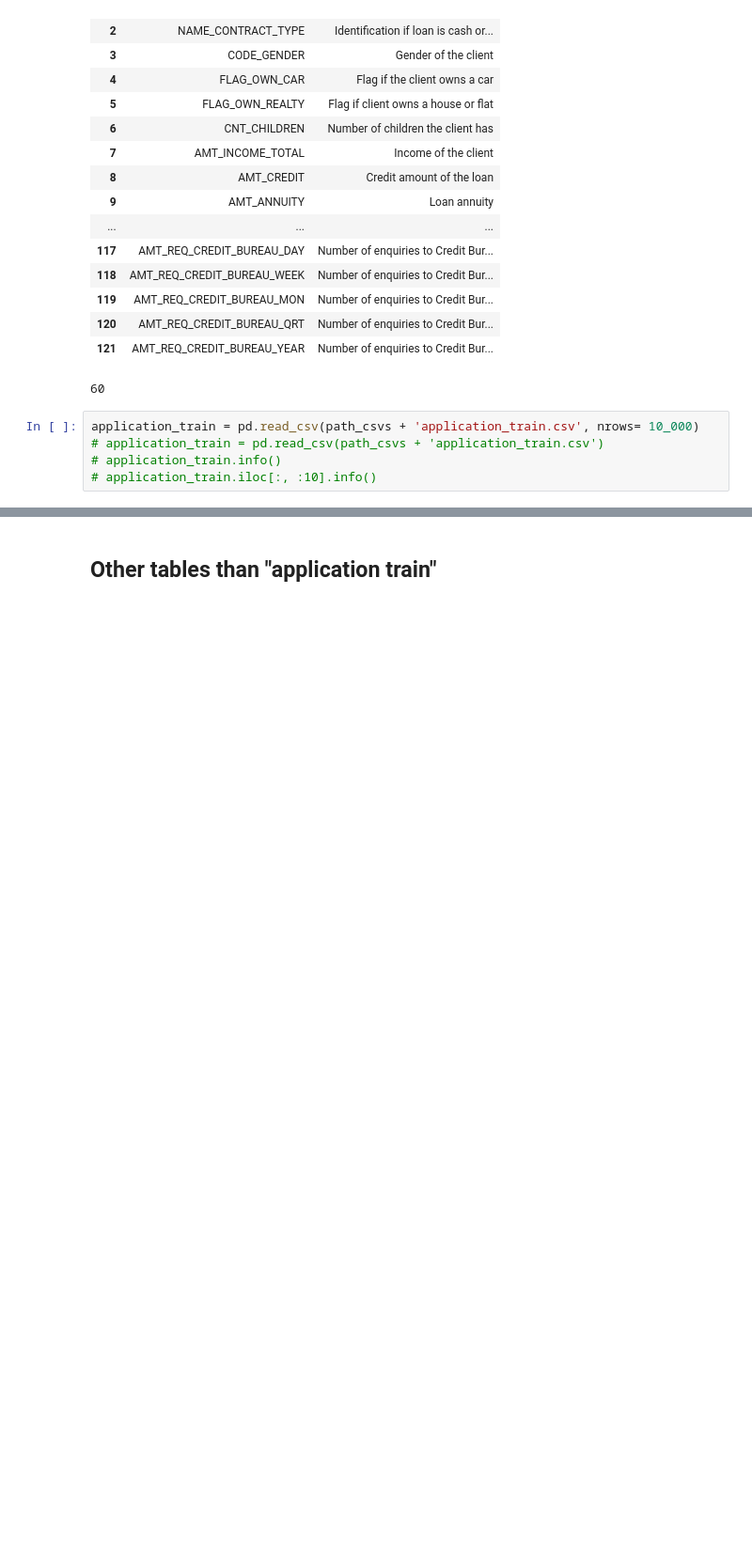
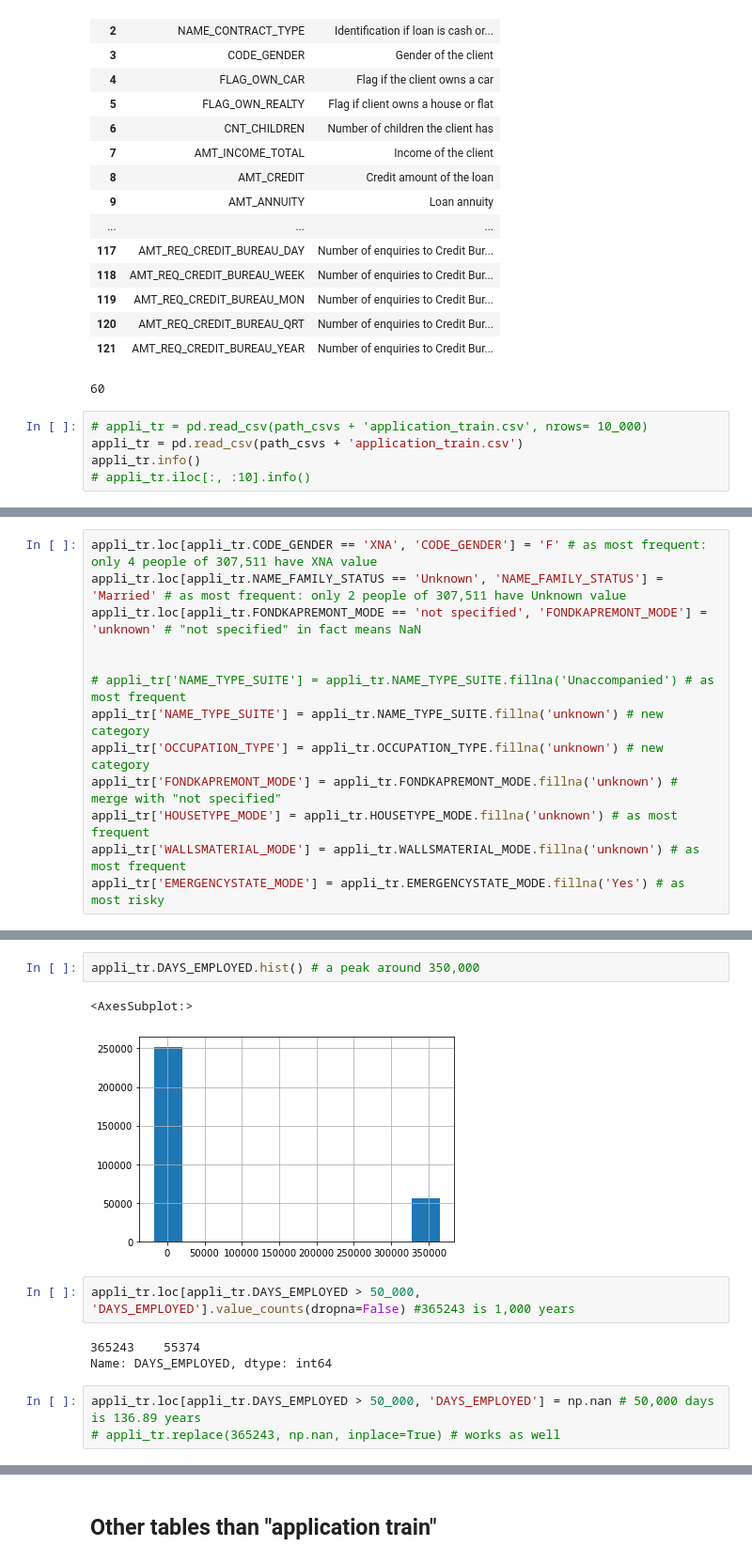
Before and after one commit to VeronikaBerezhnaia/OC_P7_credit_scoring, a Jupyter notebook: Implementez_modele_scoring.ipynb, the cells around one changed output, grey strips where cells are left out. Shown at 94% size. Saved outputs shown, nothing was run; the diff lists cells and outputs as text; blank space fills up the shorter version.

```diff
--- a/Implementez_modele_scoring.ipynb
+++ b/Implementez_modele_scoring.ipynb
@@ -231,7 +238,7 @@ pd.get_option('max_rows')
 | 121 | AMT_REQ_CREDIT_BUREAU_YEAR | Number of enquiries to Credit Bur... |
 60
 # %%
-application_train = pd.read_csv(path_csvs + 'application_train.csv', nrows= 10_000)
-# application_train = pd.read_csv(path_csvs + 'application_train.csv')
-# application_train.info()
-# application_train.iloc[:, :10].info()
+# appli_tr = pd.read_csv(path_csvs + 'application_train.csv', nrows= 10_000)
+appli_tr = pd.read_csv(path_csvs + 'application_train.csv')
+appli_tr.info()
+# appli_tr.iloc[:, :10].info()
@@ -863,0 +535,13 @@ display(((application_train.DAYS_EMPLOYED - application_train.DAYS_BIRTH - 5844)
+# %%
+appli_tr.loc[appli_tr.CODE_GENDER == 'XNA', 'CODE_GENDER'] = 'F' # as most frequent: only 4 people of 307,511 have XNA value
+appli_tr.loc[appli_tr.NAME_FAMILY_STATUS == 'Unknown', 'NAME_FAMILY_STATUS'] = 'Married' # as most frequent: only 2 people of 307,511 have Unknown value
+appli_tr.loc[appli_tr.FONDKAPREMONT_MODE == 'not specified', 'FONDKAPREMONT_MODE'] = 'unknown' # "not specified" in fact means NaN
+
+
+# appli_tr['NAME_TYPE_SUITE'] = appli_tr.NAME_TYPE_SUITE.fillna('Unaccompanied') # as most frequent
+appli_tr['NAME_TYPE_SUITE'] = appli_tr.NAME_TYPE_SUITE.fillna('unknown') # new category
+appli_tr['OCCUPATION_TYPE'] = appli_tr.OCCUPATION_TYPE.fillna('unknown') # new category
+appli_tr['FONDKAPREMONT_MODE'] = appli_tr.FONDKAPREMONT_MODE.fillna('unknown') # merge with "not specified"
+appli_tr['HOUSETYPE_MODE'] = appli_tr.HOUSETYPE_MODE.fillna('unknown') # as most frequent
+appli_tr['WALLSMATERIAL_MODE'] = appli_tr.WALLSMATERIAL_MODE.fillna('unknown') # as most frequent
+appli_tr['EMERGENCYSTATE_MODE'] = appli_tr.EMERGENCYSTATE_MODE.fillna('Yes') # as most risky
@@ -863,0 +764,13 @@ display(((application_train.DAYS_EMPLOYED - application_train.DAYS_BIRTH - 5844)
+# %%
+appli_tr.DAYS_EMPLOYED.hist() # a peak around 350,000
+# %% [output]
+<AxesSubplot:>
+[figure, added]
+# %%
+appli_tr.loc[appli_tr.DAYS_EMPLOYED > 50_000, 'DAYS_EMPLOYED'].value_counts(dropna=False) #365243 is 1,000 years
+# %% [output]
+365243    55374
+Name: DAYS_EMPLOYED, dtype: int64
+# %%
+appli_tr.loc[appli_tr.DAYS_EMPLOYED > 50_000, 'DAYS_EMPLOYED'] = np.nan # 50,000 days is 136.89 years
+# appli_tr.replace(365243, np.nan, inplace=True) # works as well
```
Also changed, not shown: parts of 168 cells of this notebook.
